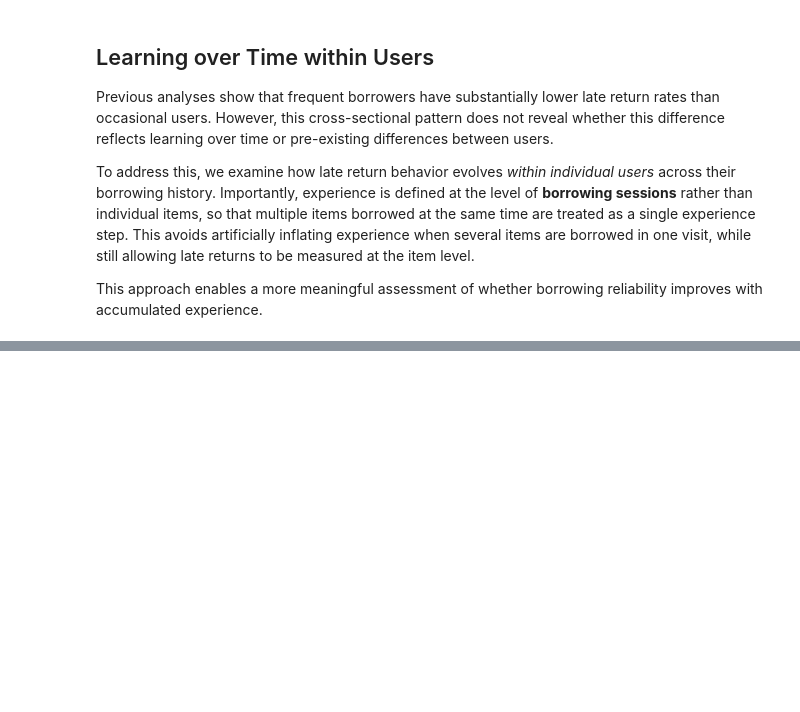
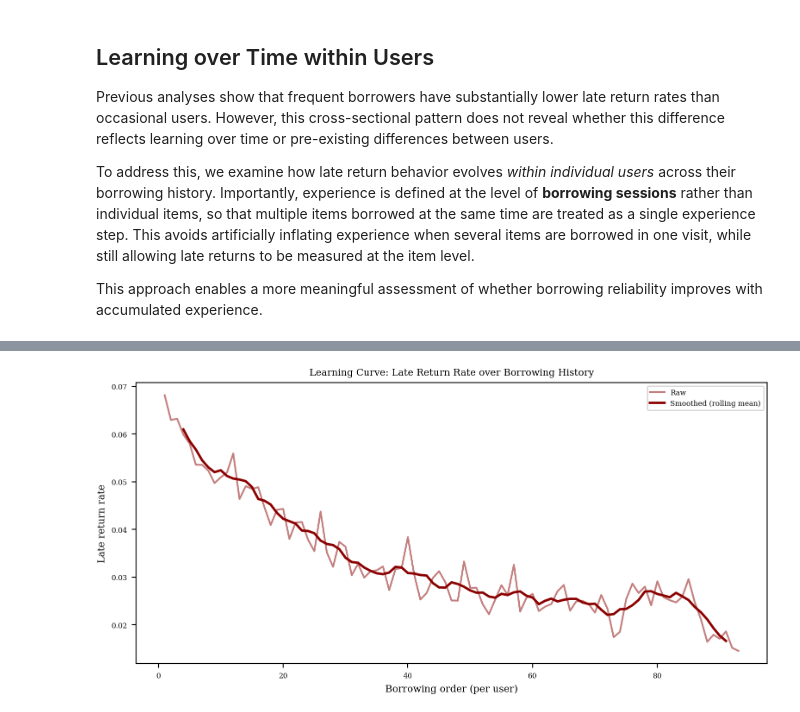
Before and after one commit to RobinAllgeier/Data_Literacy, a Jupyter notebook: exp/04_02_eda_user_behavior.ipynb, the cells around one changed output, grey strips where cells are left out. Cells and saved outputs as stored; diff of their text form; code cells hidden in the pictures; blank space fills up the shorter version.

```diff
--- a/exp/04_02_eda_user_behavior.ipynb
+++ b/exp/04_02_eda_user_behavior.ipynb
@@ -534,0 +319,32 @@ df_late_share_by_size
+# %%
+# -- plot learning curve ---
+
+learning_curve["late_rate_smooth"] = (
+    learning_curve["late_rate"]
+    .rolling(window=6, center=True)
+    .mean()
+)
+
+plt.figure(figsize=(8, 4))
+plt.plot(
+    learning_curve["session_index"],
+    learning_curve["late_rate"],
+    alpha=0.5,
+    color="darkred",
+    label="Raw"
+)
+plt.plot(
+    learning_curve["session_index"],
+    learning_curve["late_rate_smooth"],
+    linewidth=2,
+    color="darkred",
+    label="Smoothed (rolling mean)"
+)
+plt.xlabel("Borrowing order (per user)")
+plt.ylabel("Late return rate")
+plt.title("Learning Curve: Late Return Rate over Borrowing History")
+plt.legend()
+plt.tight_layout()
+plt.show()
+# %% [output]
+[figure, added]
```
Also changed, not shown: parts of 50 cells of this notebook, 1 other file.
